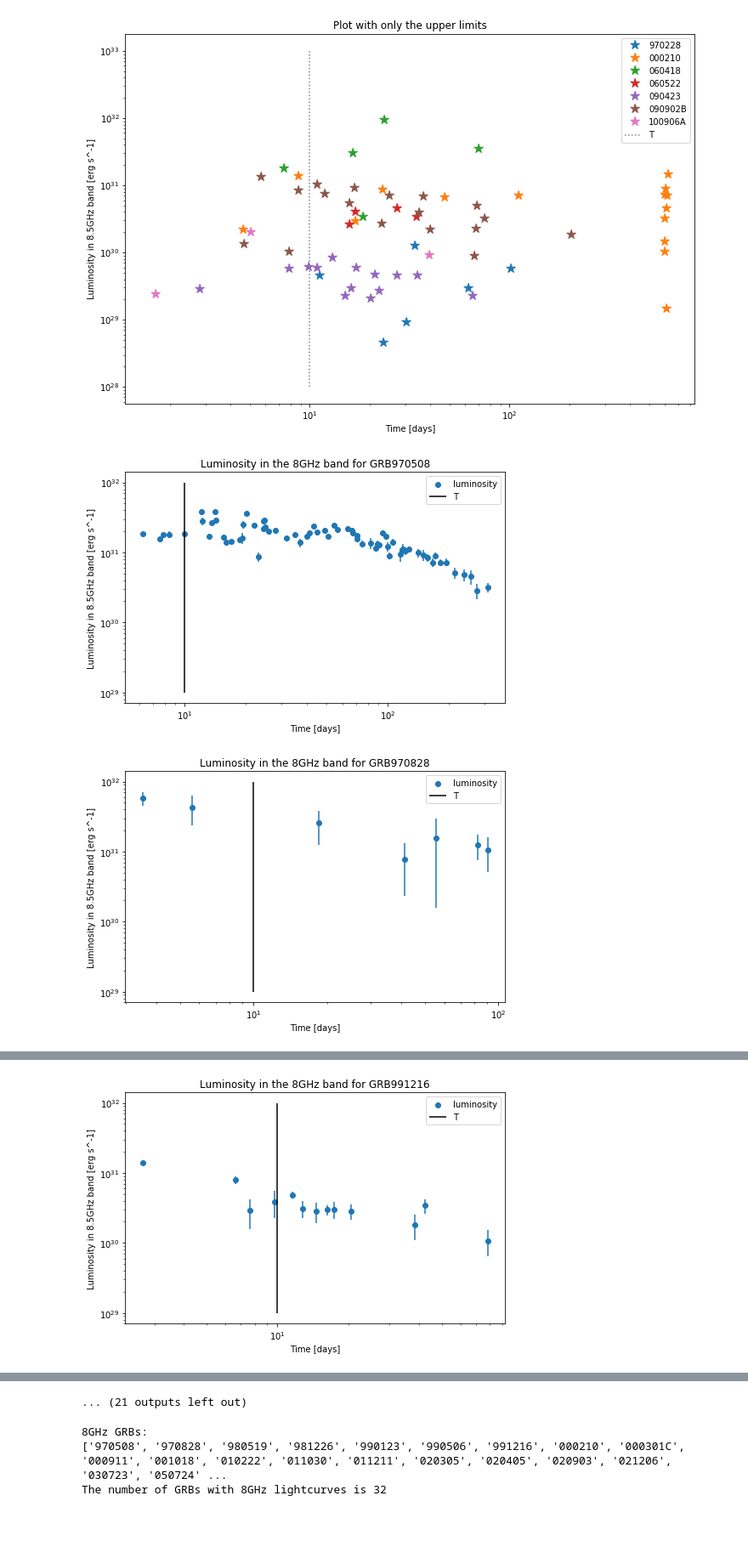
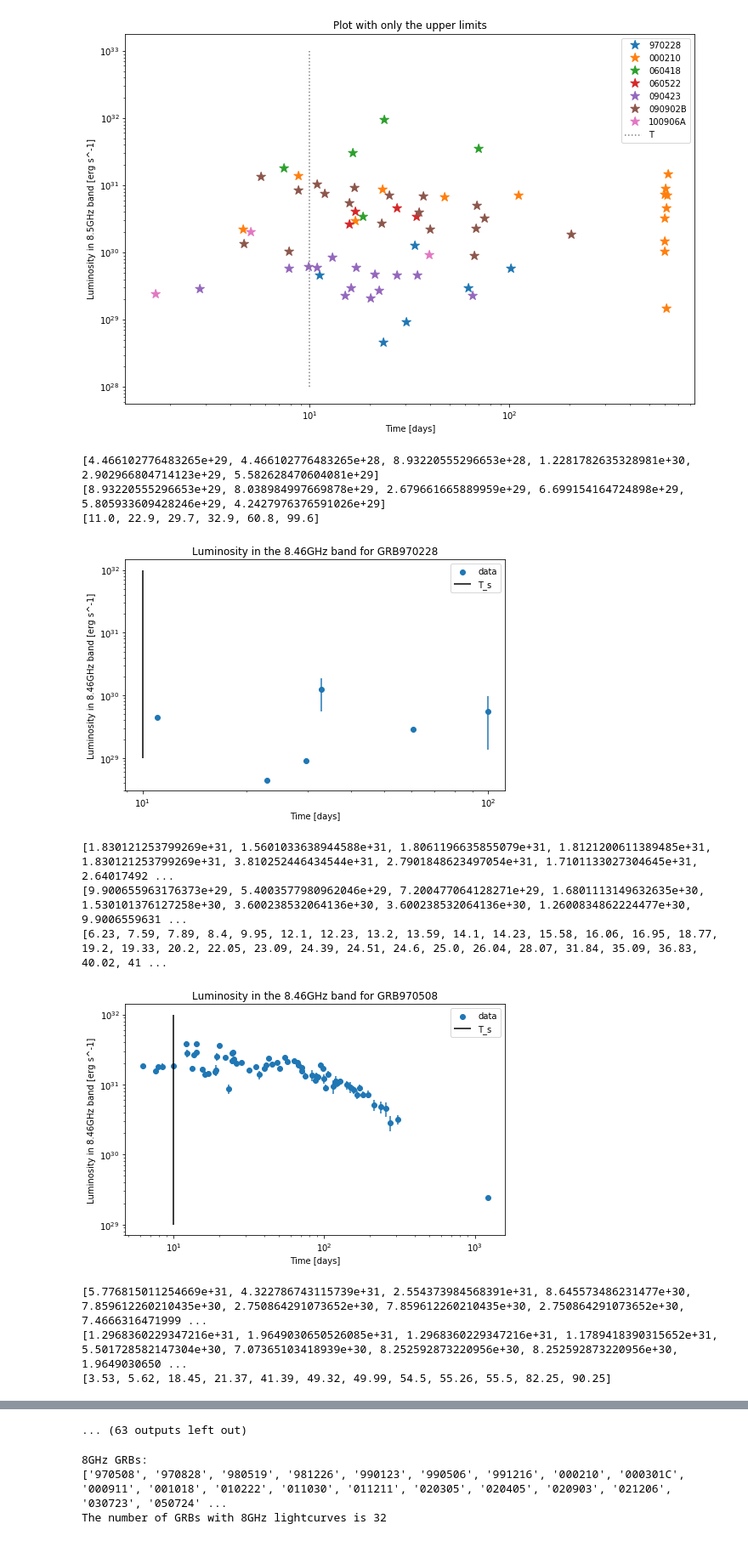
Before and after one commit to Gamma-Ray-Burst-J-K/GRB-Scripts, a Jupyter notebook: Lightcurve Code.ipynb, the cells around one changed output, grey strips where cells are left out. Shown at 85% size. Drawn from its saved outputs; the diff is of its cells as text; code cells hidden in the pictures.

```diff
--- a/Lightcurve Code.ipynb
+++ b/Lightcurve Code.ipynb
@@ -580,13 +567,10 @@ for row in data_freq:
     # if GRB matches previous, add it to the array
     if re.match(GRB, first_GRB):
 
-        # removes points where error is larger than the recorded value
-        if row[2] > row[3]:
-
-            # Adds data to array for that GRB
-            time.append(row[1])
-            flux.append(row[2])
-            flux_err.append(row[3])
+        # Adds data to array for that GRB
+        time.append(row[1])
+        flux.append(row[2])
+        flux_err.append(row[3])
 
 
     # when it stops matching, plot the data and reset the arrays
@@ -630,6 +614,9 @@ for row in data_freq:
                     lum = L(flux, d_l, z, beta)
                     lum_err = L_err(flux_err, d_l, z, beta)
 
+                    print(lum)
+                    print(lum_err)
+                    print(time)
 
                     # plot scatter graph of the individual luminosity curves
                     f = plt.figure()
@@ -637,32 +624,41 @@ for row in data_freq:
                     f.set_figheight(5)
                     plt.title(f'Luminosity in the 8.46GHz band for GRB{first_GRB}')
                     plt.scatter(time, lum, label='data')
                     plt.errorbar(time, lum, yerr = lum_err, fmt = ' ')
                     plt.xscale("log")
                     plt.xlabel("Time [days]")
                     plt.yscale("log")
                     plt.ylabel("Luminosity in 8.46GHz band [erg s^-1]")
                     plt.vlines(x=10, ymin=1e29, ymax=1e32, colors='black', linestyles='solid', label='T_s')
                     plt.legend()
                     plt.show()
 
                     #print(lum)
                     #print(lum_err)
                     #print(time)
 
                     # adds GRB to list if luminosity curve is plot
                     GRB_plot.append(first_GRB)
 
         # reset the arrays
         time = []
         flux = []
         flux_err = []
 
         # move to next GRB
         first_GRB = GRB
         continue
 
 print(len(GRB_plot))
 # %% [output]
+[4.466102776483265e+29, 4.466102776483265e+28, 8.93220555296653e+28, 1.2281782635328981e+30, 2.902966804714123e+29, 5.582628470604081e+29]
+[8.93220555296653e+29, 8.038984997669878e+29, 2.679661665889959e+29, 6.699154164724898e+29, 5.805933609428246e+29, 4.2427976376591026e+29]
+[11.0, 22.9, 29.7, 32.9, 60.8, 99.6]
-[figure, old version]
+[figure, new version]
+[1.830121253799269e+31, 1.5601033638944588e+31, 1.8061196635855079e+31, 1.8121200611389485e+31, 1.830121253799269e+31, 3.810252446434544e+31, 2.7901848623497054e+31, 1.7101133027304645e+31, 2.64017492 ...
+[9.900655963176373e+29, 5.4003577980962046e+29, 7.200477064128271e+29, 1.6801113149632635e+30, 1.530101376127258e+30, 3.600238532064136e+30, 3.600238532064136e+30, 1.2600834862224477e+30, 9.9006559631 ...
+[6.23, 7.59, 7.89, 8.4, 9.95, 12.1, 12.23, 13.2, 13.59, 14.1, 14.23, 15.58, 16.06, 16.95, 18.77, 19.2, 19.33, 20.2, 22.05, 23.09, 24.39, 24.51, 24.6, 25.0, 26.04, 28.07, 31.84, 35.09, 36.83, 40.02, 41 ...
-[figure, old version]
+[figure, new version]
+[5.776815011254669e+31, 4.322786743115739e+31, 2.554373984568391e+31, 8.645573486231477e+30, 7.859612260210435e+30, 2.750864291073652e+30, 7.859612260210435e+30, 2.750864291073652e+30, 7.4666316471999 ...
+[1.2968360229347216e+31, 1.9649030650526085e+31, 1.2968360229347216e+31, 1.1789418390315652e+31, 5.501728582147304e+30, 7.07365103418939e+30, 8.252592873220956e+30, 8.252592873220956e+30, 1.9649030650 ...
+[3.53, 5.62, 18.45, 21.37, 41.39, 49.32, 49.99, 54.5, 55.26, 55.5, 82.25, 90.25]
@@ -673 +677,0 @@ print(len(GRB_plot))
-[figure, removed]
@@ -679,4 +678,4 @@ print(len(GRB_plot))
-... (21 outputs left out)
+... (63 outputs left out)
 # %%
 """
 NO. OF GRBS PLOT
```
Also changed, not shown: parts of 6 cells of this notebook.
